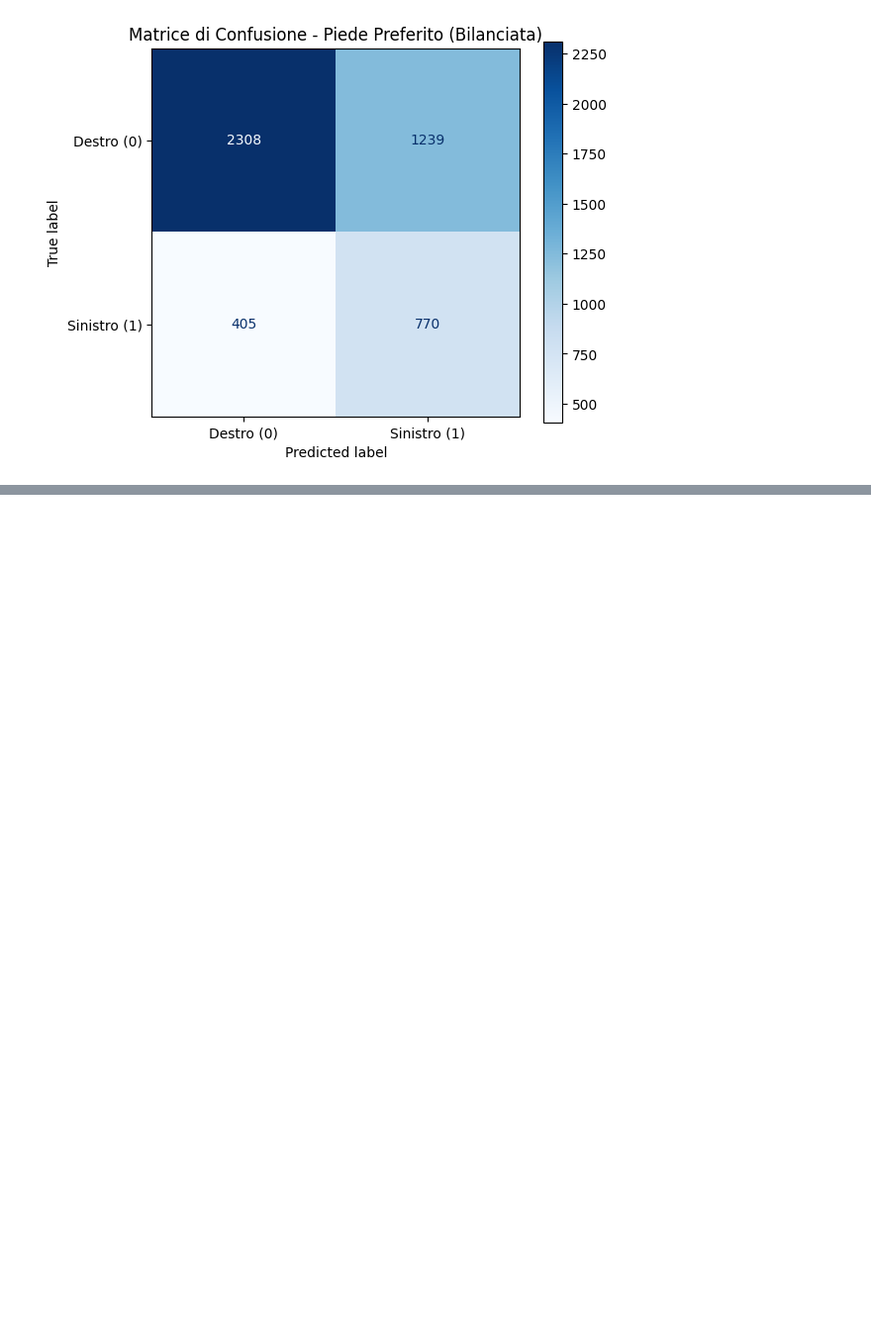
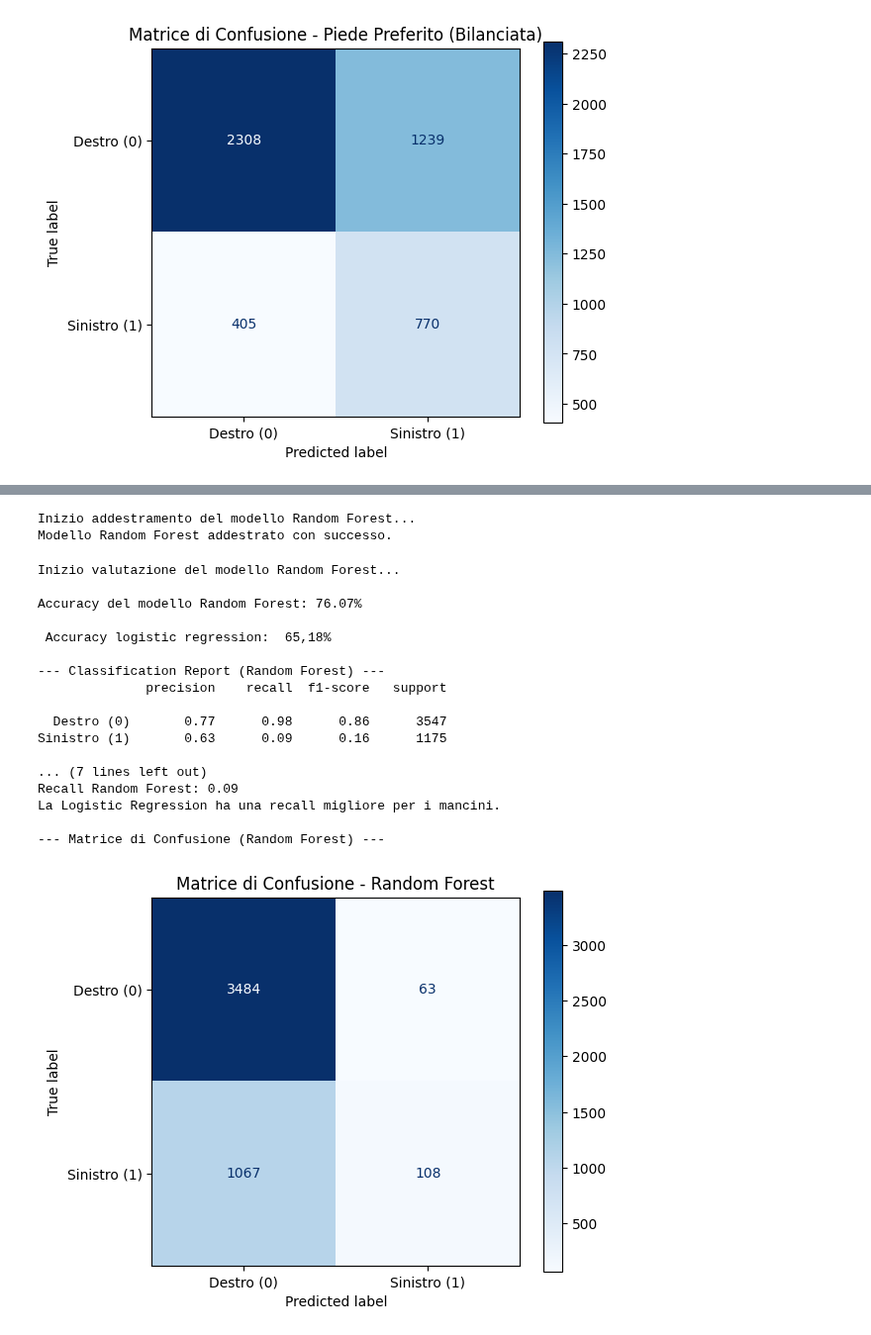
Before and after one commit to grannico/Progetti_DataScience_25-26, a Jupyter notebook: Classificazione/classificazione_piede_preferito.ipynb, the cells around one changed output, grey strips where cells are left out. Shown at 99% size. Saved outputs shown, nothing was run; the diff lists cells and outputs as text; code cells hidden in the pictures; blank space fills up the shorter version.

Commit message:
Aggiunti confronti modelli classificazione_piede e corretta visualizzazione mappa mondo

```diff
--- a/Classificazione/classificazione_piede_preferito.ipynb
+++ b/Classificazione/classificazione_piede_preferito.ipynb
@@ -386,0 +401,80 @@ Il modello bilanciato sta trovando attivamente i mancini!
+# %%
+# --- 13. ADDESTRAMENTO MODELLO (RANDOM FOREST) ---
+
+print("Inizio addestramento del modello Random Forest...")
+
+model_rf = RandomForestClassifier(
+    n_estimators=100,
+    random_state=42,
+    class_weight='balanced',
+    n_jobs=-1
+)
+
+# Addestriamo il modello su dati non scalati
+
+model_rf.fit(X_train, y_train)
+
+print("Modello Random Forest addestrato con successo.")
+# %% [output]
+Inizio addestramento del modello Random Forest...
+Modello Random Forest addestrato con successo.
+# %%
+# --- 14. VALUTAZIONE DEL MODELLO RANDOM FOREST ---
+
+print("Inizio valutazione del modello Random Forest...")
+
+# Previsioni
+y_pred_rf = model_rf.predict(X_test)
+
+# Calcoliamo l'accuracy
+acc_rf = accuracy_score(y_test, y_pred_rf)
+print(f"\nAccuracy del modello Random Forest: {acc_rf * 100:.2f}%")
+print(f"\n Accuracy logistic regression:  65,18%")
+
+# Classification Report
+print("\n--- Classification Report (Random Forest) ---")
+report_rf = classification_report(y_test, y_pred_rf,
+                                 target_names=['Destro (0)', 'Sinistro (1)'],
+                                 output_dict=True) # Salva come dizionario
+print(classification_report(y_test, y_pred_rf,
+                            target_names=['Destro (0)', 'Sinistro (1)']))
+
+recall_lr = 0.66
+recall_rf = report_rf['Sinistro (1)']['recall']
+
+print("\n --- Confronto recall sinistri ---")
+print(f"Recall Logistic Regression: {recall_lr:.2f}")
+print(f"Recall Random Forest: {recall_rf:.2f}")
+if recall_rf > recall_lr:
+    print("Il modello Random Forest ha una recall migliore per i mancini.")
+else:
+    print("La Logistic Regression ha una recall migliore per i mancini.")
+
+# Matrice di Confusione
+print("\n--- Matrice di Confusione (Random Forest) ---")
+cm_rf = confusion_matrix(y_test, y_pred_rf, labels=model_rf.classes_)
+fig, ax = plt.subplots(figsize=(6, 5))
+disp_rf = ConfusionMatrixDisplay(confusion_matrix=cm_rf,
+                            display_labels=['Destro (0)', 'Sinistro (1)'])
+disp_rf.plot(cmap='Blues', ax=ax, xticks_rotation='horizontal')
+plt.title("Matrice di Confusione - Random Forest")
+plt.show()
+# %% [output]
+Inizio valutazione del modello Random Forest...
+
+Accuracy del modello Random Forest: 76.07%
+
+ Accuracy logistic regression:  65,18%
+
+--- Classification Report (Random Forest) ---
+              precision    recall  f1-score   support
+
+  Destro (0)       0.77      0.98      0.86      3547
+Sinistro (1)       0.63      0.09      0.16      1175
+
+... (7 lines left out)
+Recall Random Forest: 0.09
+La Logistic Regression ha una recall migliore per i mancini.
+
+--- Matrice di Confusione (Random Forest) ---
+[figure, added]
```
Also changed, not shown: parts of 7 cells of this notebook, 5 other files.
